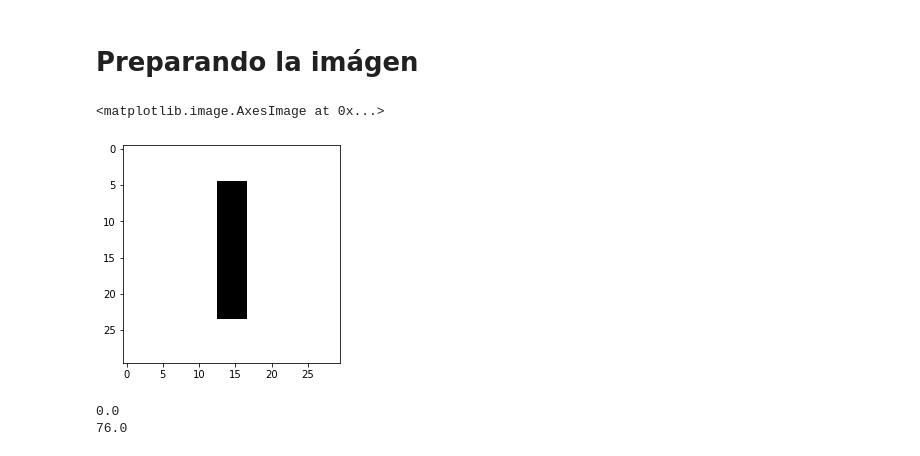
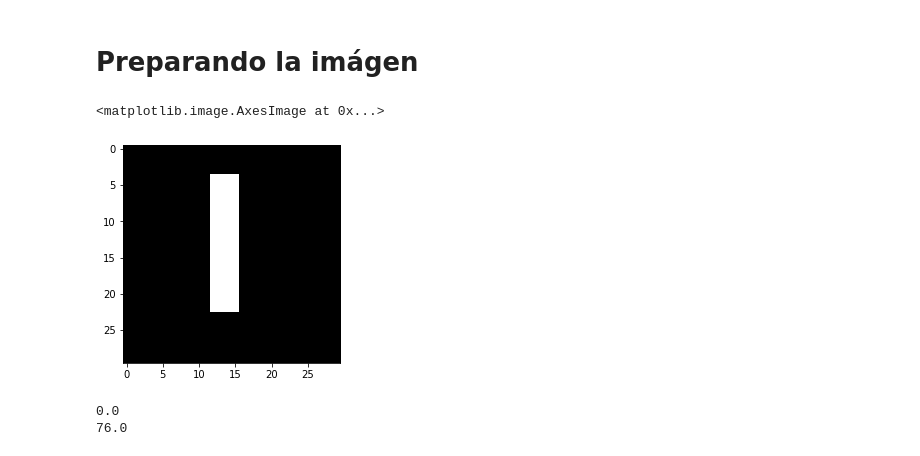
Before and after one commit to asp-image-dsp/image-processing-tp02, a Jupyter notebook: notebooks/ex2_c.ipynb, the cells around one changed output. Saved outputs shown, nothing was run; the diff lists cells and outputs as text; code cells hidden in the pictures.

```diff
--- a/notebooks/ex2_c.ipynb
+++ b/notebooks/ex2_c.ipynb
@@ -8,12 +8,12 @@ import matplotlib.pyplot as plt
 import numpy as np
 # %%
 f = np.zeros((30,30))
-f[5:24, 13:17] = 1
+f[4:23, 12:16] = 1
 # %%
-plt.imshow(f, cmap='Greys')
+plt.imshow(f, cmap='gray')
 # %% [output]
 <matplotlib.image.AxesImage at 0x...>
-[figure, old version]
+[figure, new version]
 # %%
 F = np.fft.fft2(f, [256, 256])      #Apply 2 dimensional FFT
 F = np.fft.fftshift(F)  #Center FFT
```
Also changed, not shown: parts of 2 cells of this notebook, 1 other file.
